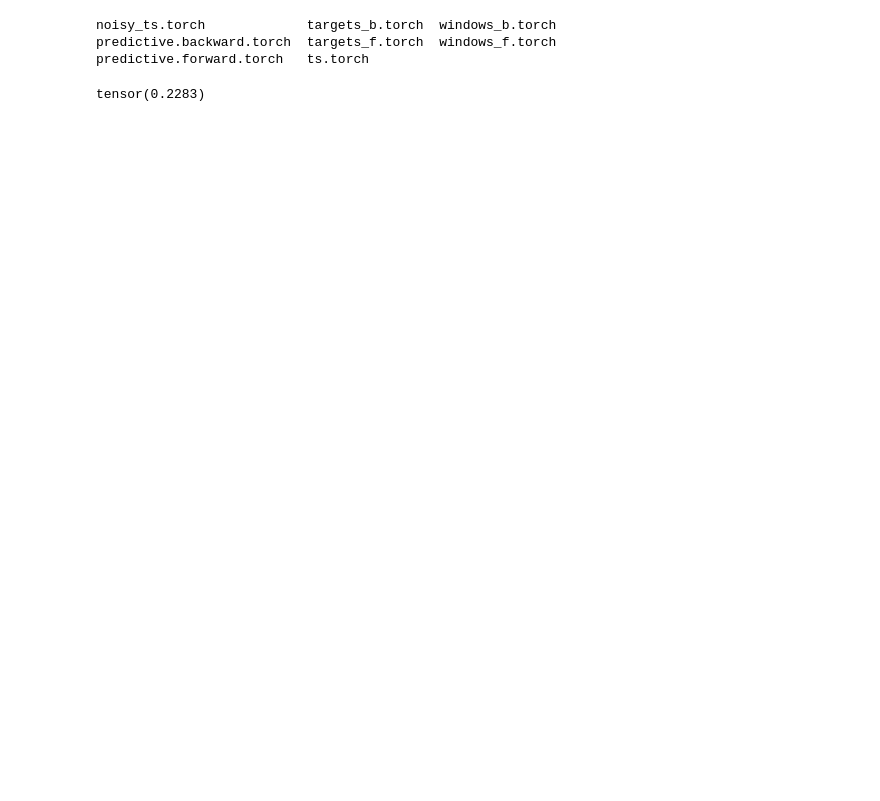
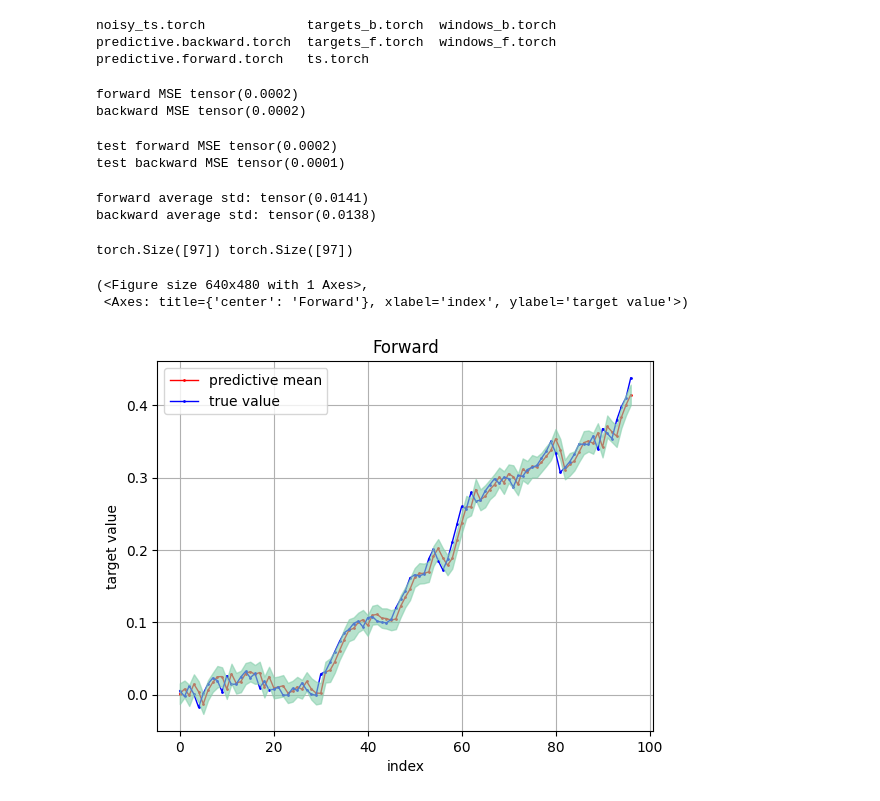
Before and after one commit to mathymess/reversibility-of-processes, a Jupyter notebook: bayesian_brownian_particle.ipynb, the cells around one changed output. Drawn from its saved outputs; the diff is of its cells as text; code cells hidden in the pictures; blank space fills up the shorter version.

Commit message:
Plot predictions for bayesian Brownian particle

```diff
--- a/bayesian_brownian_particle.ipynb
+++ b/bayesian_brownian_particle.ipynb
@@ -13,13 +20,25 @@ save_dir = "20230724_preds/brownian00/"
 # %%
-meaningless_time_series = np.zeros((5, 1), np.float32)
-dt = BayesTrainData(meaningless_time_series)
-# For Brownian motion, different windows might come from different
-# trajectories, so having one single time series doesn't make sense.
-# Morover, backward and forward don't refer to the same thing anymore:
-# they are generated separately, rather than backward = np.flip(forward).
-# But I want to keep using the same class for holding the train data, so I set attributes manually.
-dt.windows_f, dt.targets_f = brownian.windows_targets(window_len=3, numParticles=50)
-dt.windows_b, dt.targets_b = brownian.windows_targets(window_len=3, backward=True, numParticles=50)
-dt.windows_f, dt.targets_f, dt.windows_b, dt.targets_b = map(
-    lambda x: torch.tensor(x, dtype=torch.float32),
-    (dt.windows_f, dt.targets_f, dt.windows_b, dt.targets_b))
+def create_dataholder_for_windows_and_targets(brownian: BrownianDatagen,
+                                              numParticles: int = 50,
+                                              window_len: int = 3,
+                                              rng_seed: Optional[int] = None) -> BayesTrainData:
+    meaningless_time_series = np.zeros((5, 1), np.float32)
+    dt = BayesTrainData(meaningless_time_series)
+    # For Brownian motion, different windows might come from different
+    # trajectories, so having one single time series doesn't make sense.
+    # Morover, backward and forward don't refer to the same thing anymore:
+    # they are generated separately, rather than backward = np.flip(forward).
+    # But I want to keep using the same class for holding the train data, so I set attributes manually.
+    generate_windows_targets = functools.partial(brownian.windows_targets, window_len=window_len, numParticles=numParticles)
+    if rng_seed is not None:
+        generate_windows_targets = functools.partial(generate_windows_targets, rng_seed=rng_seed)
+
+    dt.windows_f, dt.targets_f = generate_windows_targets()
+    dt.windows_b, dt.targets_b = generate_windows_targets(backward=True)
+    dt.windows_f, dt.targets_f, dt.windows_b, dt.targets_b = map(
+        lambda x: torch.tensor(x, dtype=torch.float32),
+        (dt.windows_f, dt.targets_f, dt.windows_b, dt.targets_b))
+    return dt
+
+dt = create_dataholder_for_windows_and_targets(brownian, rng_seed=42)
+print(dt.windows_f.shape, dt.targets_f.shape)
@@ -52,6 +59,31 @@ predictive.backward.torch  targets_f.torch  windows_f.torch
 predictive.forward.torch   ts.torch
 # %%
 er = ExperimentResults(save_dir)
-((er.pred_obs_b.mean(axis=0) - er.targets_b) ** 2).mean().sqrt()
+print("forward MSE", MSELoss()(er.pred_obs_f.mean(axis=0), er.targets_f))
+print("backward MSE", MSELoss()(er.pred_obs_b.mean(axis=0), er.targets_b))
 # %% [output]
-tensor(0.2283)
+forward MSE tensor(0.0002)
+backward MSE tensor(0.0002)
+# %%
+dt_test = create_dataholder_for_windows_and_targets(brownian, numParticles=1, window_len=3, rng_seed=188)
+print("test forward MSE", MSELoss()(er.predictive_f(dt_test.windows_f)["obs"].mean(axis=0), dt_test.targets_f))
+print("test backward MSE", MSELoss()(er.predictive_b(dt_test.windows_b)["obs"].mean(axis=0), dt_test.targets_b))
+# %% [output]
+test forward MSE tensor(0.0002)
+test backward MSE tensor(0.0001)
+# %%
+print("forward average std:", er.predictive_f(dt_test.windows_f)["obs"].std(axis=0).mean())
+print("backward average std:", er.predictive_b(dt_test.windows_b)["obs"].std(axis=0).mean())
+# %% [output]
+forward average std: tensor(0.0141)
+backward average std: tensor(0.0138)
+# %%
+plot_predictions(true=dt_test.targets_f,
+                 pred_mean=er.predictive_f(dt_test.windows_f)["obs"].mean(axis=0),
+                 pred_std=er.predictive_f(dt_test.windows_f)["obs"].std(axis=0),
+                 title="Forward")
+# %% [output]
+torch.Size([97]) torch.Size([97])
+(<Figure size 640x480 with 1 Axes>,
+ <Axes: title={'center': 'Forward'}, xlabel='index', ylabel='target value'>)
+[figure, added]
```
Also changed, not shown: parts of 9 cells of this notebook, 2 other files.
